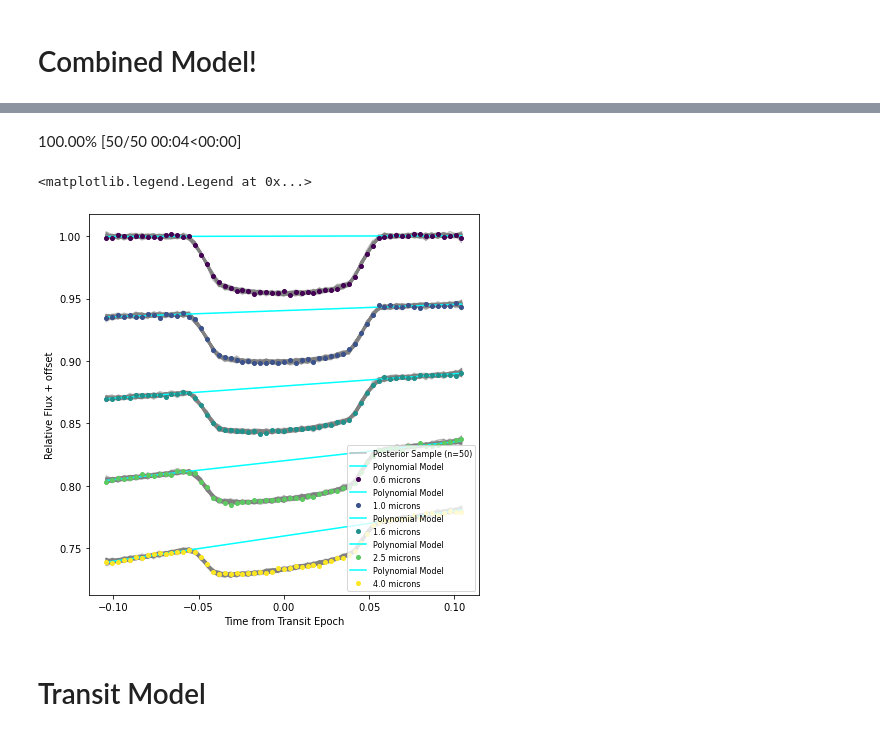
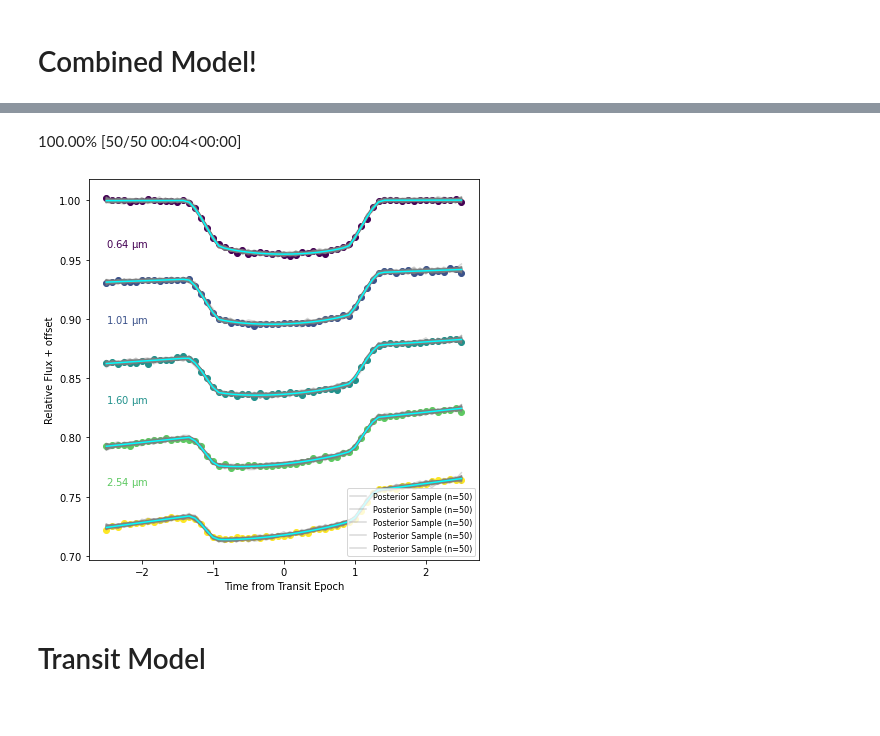
Before and after one commit to catrionamurray/chromatic_fitting, a Jupyter notebook: Eureka_test.ipynb, the cells around one changed output, grey strips where cells are left out. Saved outputs shown, nothing was run; the diff lists cells and outputs as text; code cells hidden in the pictures.

```diff
--- a/Eureka_test.ipynb
+++ b/Eureka_test.ipynb
@@ -243,36 +250,41 @@ cm.plot_posteriors(trace)
 # %%
 cm_copy = cm
-# %%
-data = cm.get_data()
-posterior_predictive_trace = cm.sample_posterior(trace, ndraws=50)
-fig, ax = plt.subplots(figsize=(7,7))
-from matplotlib.pyplot import cm as cmap
-color=cmap.viridis(np.linspace(0,1,data.nwave))
-firstplot = True
-offset = 0
-for w in range(data.nwave):
-    poly = []
-    for d in range(cm.degree+1):
-        poly.append(summary['mean'][f"p_w{w}[{d}]"] * (data.time.to_value() ** d))
-    polymodel = np.sum(poly,axis=0)
-
-    for i in range(50):
-        if firstplot:
-            plt.plot(data.time, offset + posterior_predictive_trace[f'wavelength_{w}_data'][i],color='gray',alpha=0.5,label='Posterior Sample (n=50)')
-            firstplot=False
-        else:
-            plt.plot(data.time, offset + posterior_predictive_trace[f'wavelength_{w}_data'][i],color='gray',alpha=0.5)
-
-    plt.plot(data.time, offset + polymodel,c='cyan',label='Polynomial Model')
-    plt.plot(data.time, offset + data.flux[w],linestyle="None", markersize=8, marker='.', color=color[w],label="%.1f microns"%data.wavelength[w].to_value())
-    offset = offset-0.07
-plt.ylabel("Relative Flux + offset")
-plt.xlabel("Time from Transit Epoch")
-plt.legend(loc='lower right',fontsize=8)
-# %% [output]
-100.00% [50/50 00:04<00:00]
-<matplotlib.legend.Legend at 0x...>
-[figure, removed]
+# %%
+fig, ax = plt.subplots(figsize=(7,7))
+from matplotlib.pyplot import cm as cmap
+color=cmap.viridis(np.linspace(0,1,data.nwave))
+
+posterior_predictive_trace = cm.sample_posterior(trace, ndraws=50)
+posterior_means = summary['mean']
+data = cm.get_data()
+data.plot()
+spacing = 3 * np.nanstd(data.flux)
+# spacing = ax._most_recent_chromatic_plot_spacing
+for i, w in enumerate(data.wavelength):
+    firstplot = True
+    transit_params = extract_mean_posteriors(cm.models_combined['transit'],data,i)
+    poly_params = extract_mean_posteriors(cm.models_combined['polynomial'],data,i)
+
+    poly = polynomial_model(cm.models_combined['polynomial'],poly_params)
+    transit = transit_model(cm.models_combined['transit'],transit_params)
+
+    for j in range(50):
+        if firstplot:
+            plt.plot(data.time, (-spacing*i) + posterior_predictive_trace[f'wavelength_{i}_data'][j],color='gray',alpha=0.3,label='Posterior Sample (n=50)')
+            firstplot=False
+        else:
+            plt.plot(data.time, (-spacing*i) + posterior_predictive_trace[f'wavelength_{i}_data'][j],color='gray',alpha=0.3)
+
+    plt.plot(data.time,(transit + poly) + (-spacing*i),color='cyan')
+
+plt.ylabel("Relative Flux + offset")
+plt.xlabel("Time from Transit Epoch")
+plt.legend(loc='lower right',fontsize=8)
+plt.show()
+plt.close()
+# %% [output]
+100.00% [50/50 00:04<00:00]
+[figure, added]
 # %% [markdown]
 # Transit Model
 # %%
```
Also changed, not shown: parts of 10 cells of this notebook, 2 other files.
